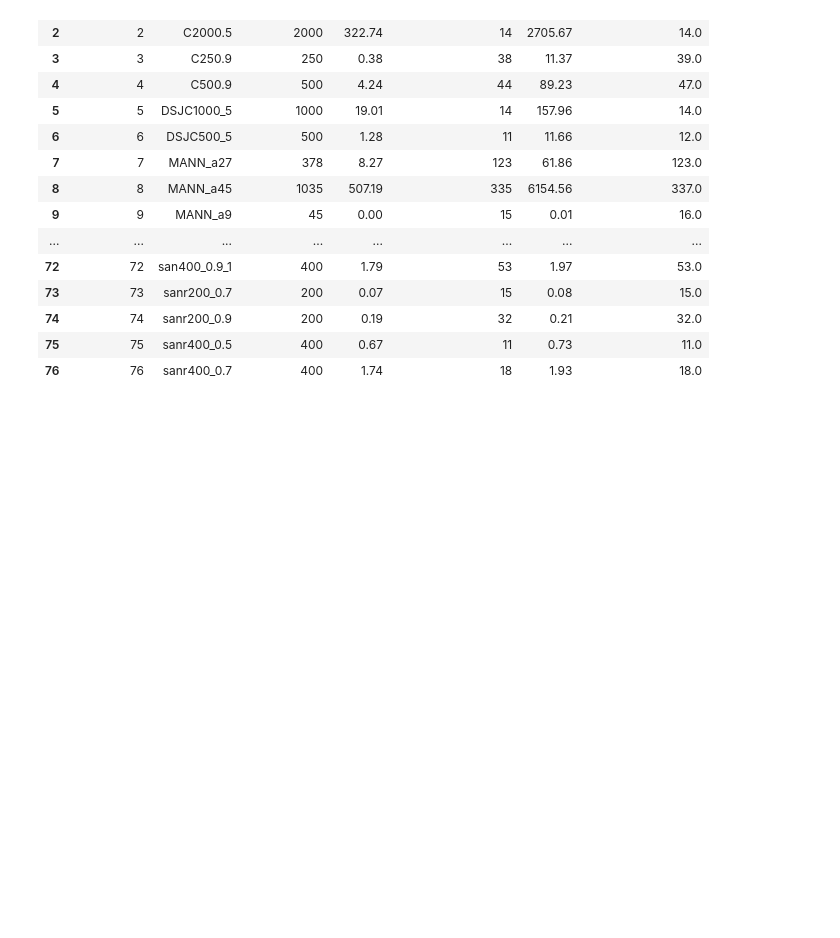
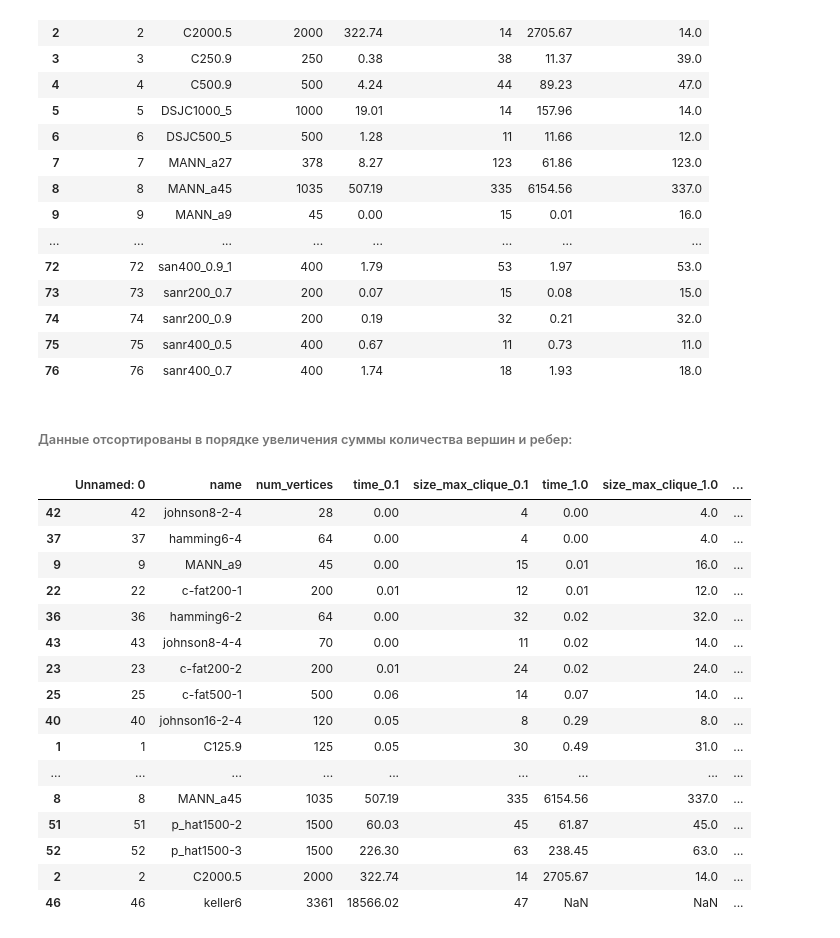
Before and after one commit to stacy-s/MCP, a Jupyter notebook: data.ipynb, the cells around one changed output. Drawn from its saved outputs; the diff is of its cells as text; code cells hidden in the pictures; blank space fills up the shorter version.

Commit message:
Results was added

```diff
--- a/data.ipynb
+++ b/data.ipynb
@@ -20,7 +25,7 @@ def format_df(df, scale=None):
     return df
 # %%
 pd.options.display.max_rows = 77
-res = pd.read_csv('results.csv')
+res = pd.read_csv('results/dimacs/DIMACS_results.csv')
 res
 # %% [output]
 |  | Unnamed: 0 | name | num_vertices | time_0.1 | size_max_clique_0.1 | time_1.0 | size_max_clique_1.0 |
@@ -40,3 +45,29 @@ res
 | 74 | 74 | sanr200_0.9 | 200 | 0.19 | 32 | 0.21 | 32.0 |
 | 75 | 75 | sanr400_0.5 | 400 | 0.67 | 11 | 0.73 | 11.0 |
 | 76 | 76 | sanr400_0.7 | 400 | 1.74 | 18 | 1.93 | 18.0 |
+# %%
+res['num_edges'] = res['name'].apply(lambda x: data.DataDIMACS.load('../DIMACS_all/'+x+'.clq').cnt_edges)
+# %% [markdown]
+###### Данные отсортированы в порядке увеличения суммы количества вершин и ребер:
+# %%
+res['sum_vertices_edges'] = res['num_vertices'] + res['num_edges']
+res = res.sort_values(by='sum_vertices_edges')
+res
+# %% [output]
+|  | Unnamed: 0 | name | num_vertices | time_0.1 | size_max_clique_0.1 | time_1.0 | size_max_clique_1.0 | ... |
+| 42 | 42 | johnson8-2-4 | 28 | 0.00 | 4 | 0.00 | 4.0 | ... |
+| 37 | 37 | hamming6-4 | 64 | 0.00 | 4 | 0.00 | 4.0 | ... |
+| 9 | 9 | MANN_a9 | 45 | 0.00 | 15 | 0.01 | 16.0 | ... |
+| 22 | 22 | c-fat200-1 | 200 | 0.01 | 12 | 0.01 | 12.0 | ... |
+| 36 | 36 | hamming6-2 | 64 | 0.00 | 32 | 0.02 | 32.0 | ... |
+| 43 | 43 | johnson8-4-4 | 70 | 0.00 | 11 | 0.02 | 14.0 | ... |
+| 23 | 23 | c-fat200-2 | 200 | 0.01 | 24 | 0.02 | 24.0 | ... |
+| 25 | 25 | c-fat500-1 | 500 | 0.06 | 14 | 0.07 | 14.0 | ... |
+| 40 | 40 | johnson16-2-4 | 120 | 0.05 | 8 | 0.29 | 8.0 | ... |
+| 1 | 1 | C125.9 | 125 | 0.05 | 30 | 0.49 | 31.0 | ... |
+| ... | ... | ... | ... | ... | ... | ... | ... | ... |
+| 8 | 8 | MANN_a45 | 1035 | 507.19 | 335 | 6154.56 | 337.0 | ... |
+| 51 | 51 | p_hat1500-2 | 1500 | 60.03 | 45 | 61.87 | 45.0 | ... |
+| 52 | 52 | p_hat1500-3 | 1500 | 226.30 | 63 | 238.45 | 63.0 | ... |
+| 2 | 2 | C2000.5 | 2000 | 322.74 | 14 | 2705.67 | 14.0 | ... |
+| 46 | 46 | keller6 | 3361 | 18566.02 | 47 | NaN | NaN | ... |
```
Also changed, not shown: parts of 15 cells of this notebook, 2 other files.
